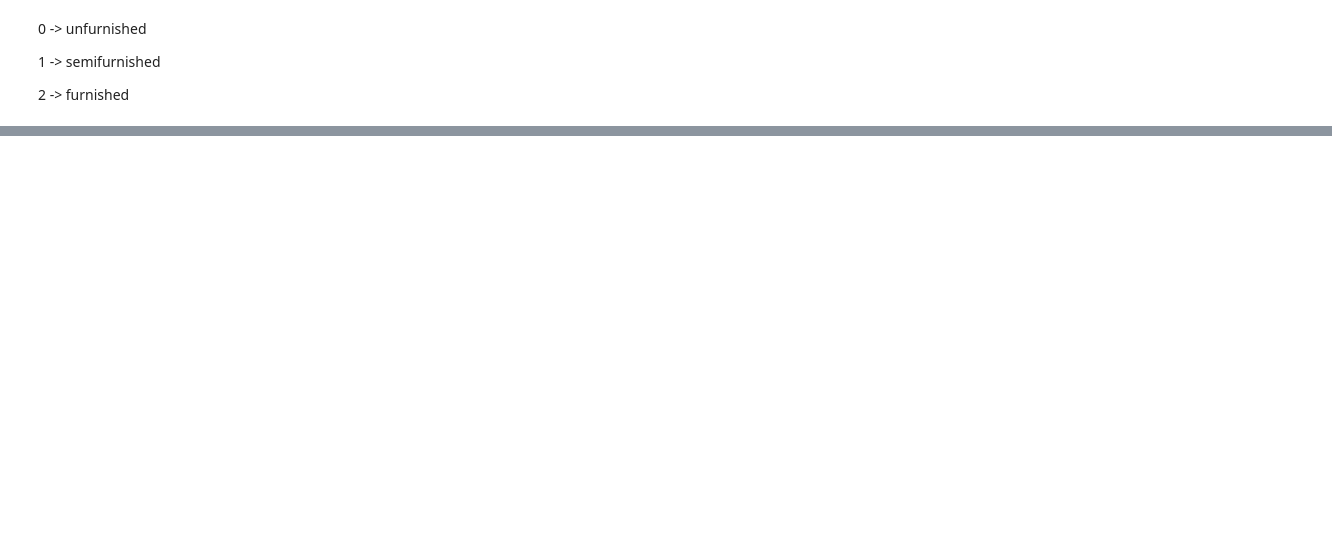
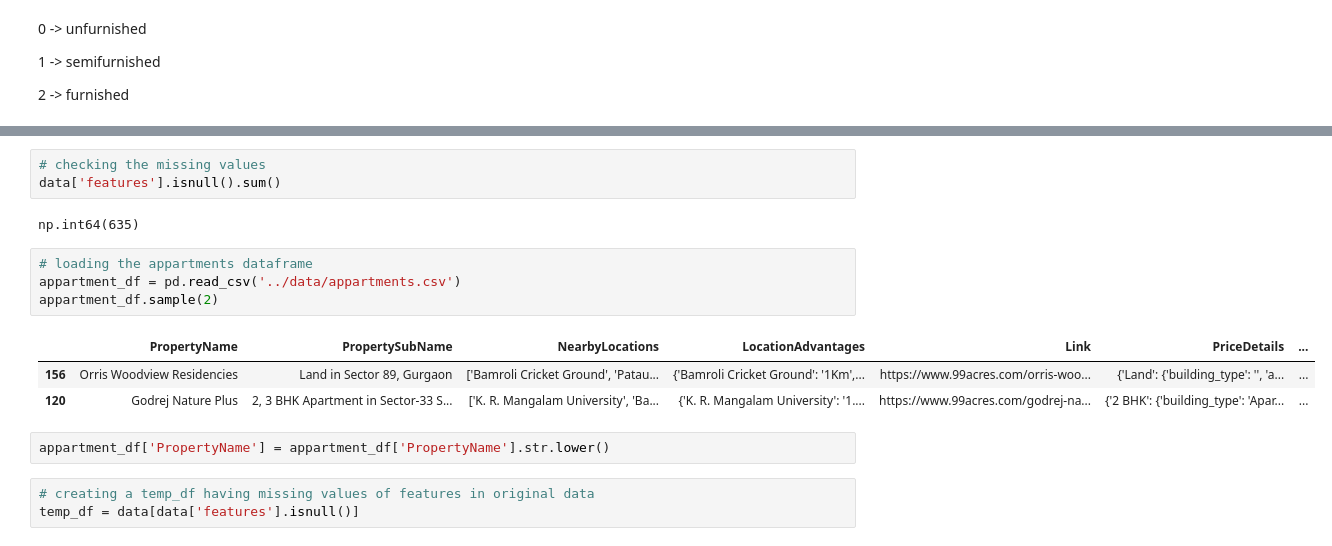
Before and after one commit to Tanwar-Aastha/Property-price-prediction, a Jupyter notebook: notebook/Feature Engineering/feature_engineering.ipynb, the cells around one changed output, grey strips where cells are left out. Cells and saved outputs as stored; diff of their text form; blank space fills up the shorter version.

```diff
--- a/notebook/Feature Engineering/feature_engineering.ipynb
+++ b/notebook/Feature Engineering/feature_engineering.ipynb
@@ -432,0 +454,18 @@ data.sample(5)[['furnishDetails','furnishing_type']]
+# %%
+# checking the missing values
+data['features'].isnull().sum()
+# %% [output]
+np.int64(635)
+# %%
+# loading the appartments dataframe
+appartment_df = pd.read_csv('../data/appartments.csv')
+appartment_df.sample(2)
+# %% [output]
+|  | PropertyName | PropertySubName | NearbyLocations | LocationAdvantages | Link | PriceDetails | ... |
+| 156 | Orris Woodview Residencies | Land in Sector 89, Gurgaon | ['Bamroli Cricket Ground', 'Patau... | {'Bamroli Cricket Ground': '1Km',... | https://www.99acres.com/orris-woo... | {'Land': {'building_type': '', 'a... | ... |
+| 120 | Godrej Nature Plus | 2, 3 BHK Apartment in Sector-33 S... | ['K. R. Mangalam University', 'Ba... | {'K. R. Mangalam University': '1.... | https://www.99acres.com/godrej-na... | {'2 BHK': {'building_type': 'Apar... | ... |
+# %%
+appartment_df['PropertyName'] = appartment_df['PropertyName'].str.lower()
+# %%
+# creating a temp_df having missing values of features in original data
+temp_df = data[data['features'].isnull()]
```
Also changed, not shown: parts of 28 cells of this notebook, 2 other files.
